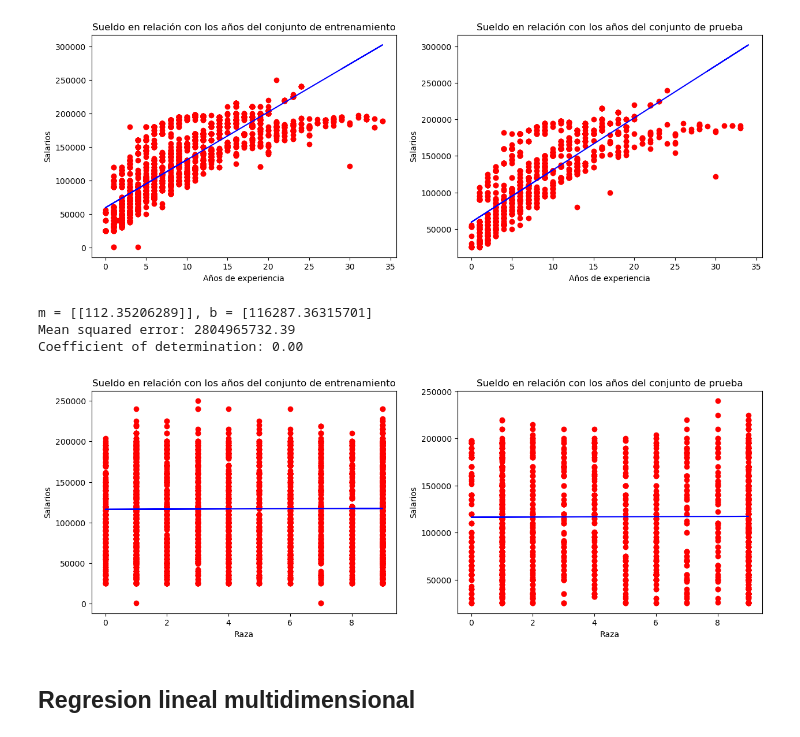
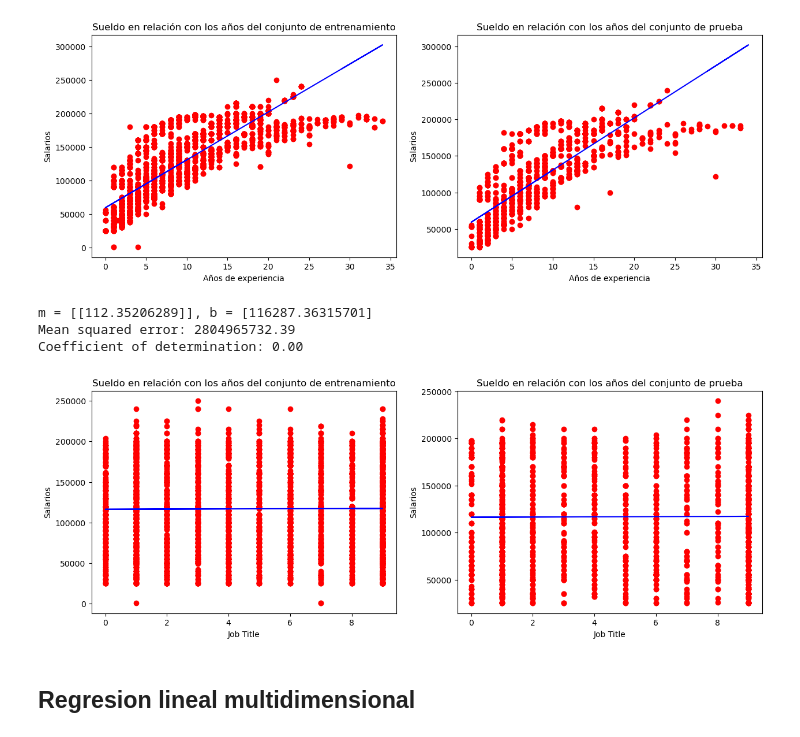
Before and after one commit to xavierzg/Salary_Data_Based_country_and_race, a Jupyter notebook: 2_Regresion_lineal.ipynb, the cells around one changed output. Drawn from its saved outputs; the diff is of its cells as text; code cells hidden in the pictures.

```diff
--- a/2_Regresion_lineal.ipynb
+++ b/2_Regresion_lineal.ipynb
@@ -101,12 +101,12 @@ Mean squared error: 964193832.24
 Coefficient of determination: 0.66
 [figure]
 # %%
-show_result_1d(x2_train, x2_test, y_train, y_test, 'Raza')
+show_result_1d(x2_train, x2_test, y_train, y_test, 'Job Title')
 # %% [output]
 m = [[112.35206289]], b = [116287.36315701]
 Mean squared error: 2804965732.39
 Coefficient of determination: 0.00
-[figure, old version]
+[figure, new version]
 # %% [markdown]
 ## Regresion lineal multidimensional
 # %%
```
Also changed, not shown: parts of 10 cells of this notebook, 5 other files.
